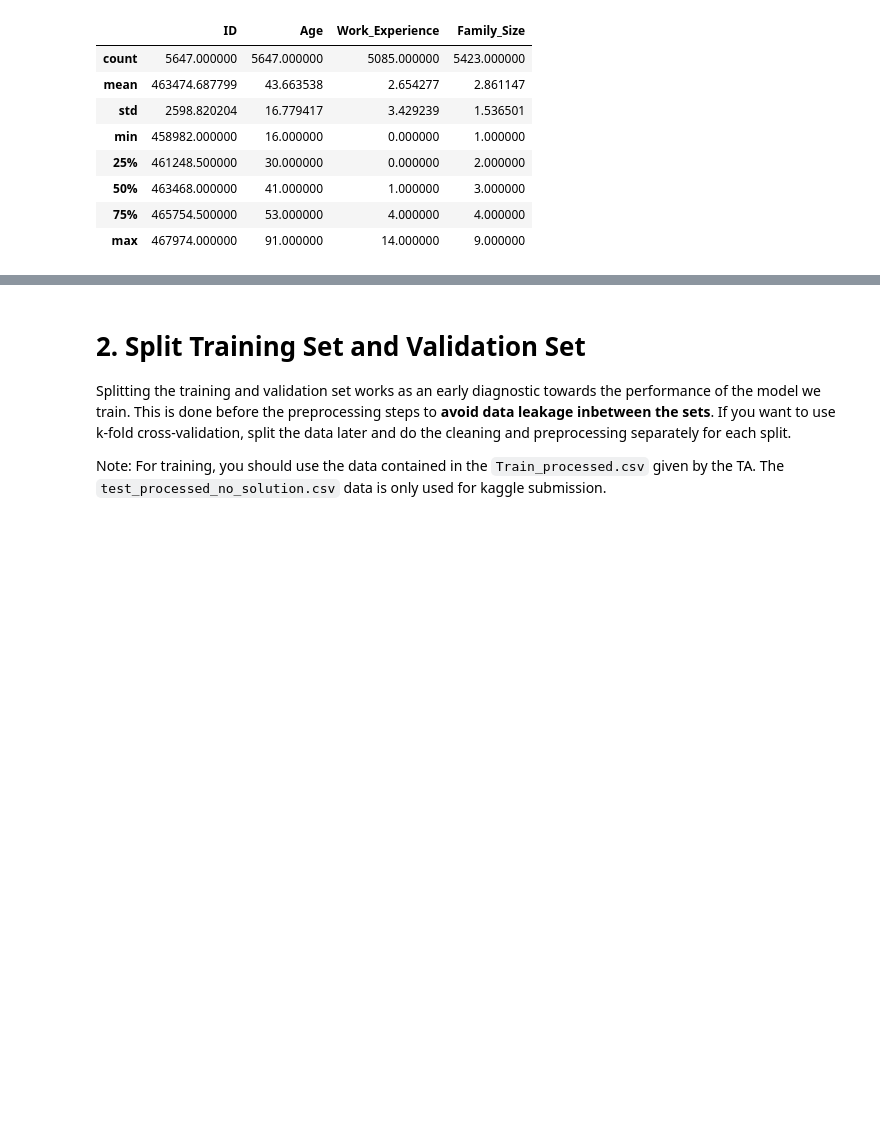
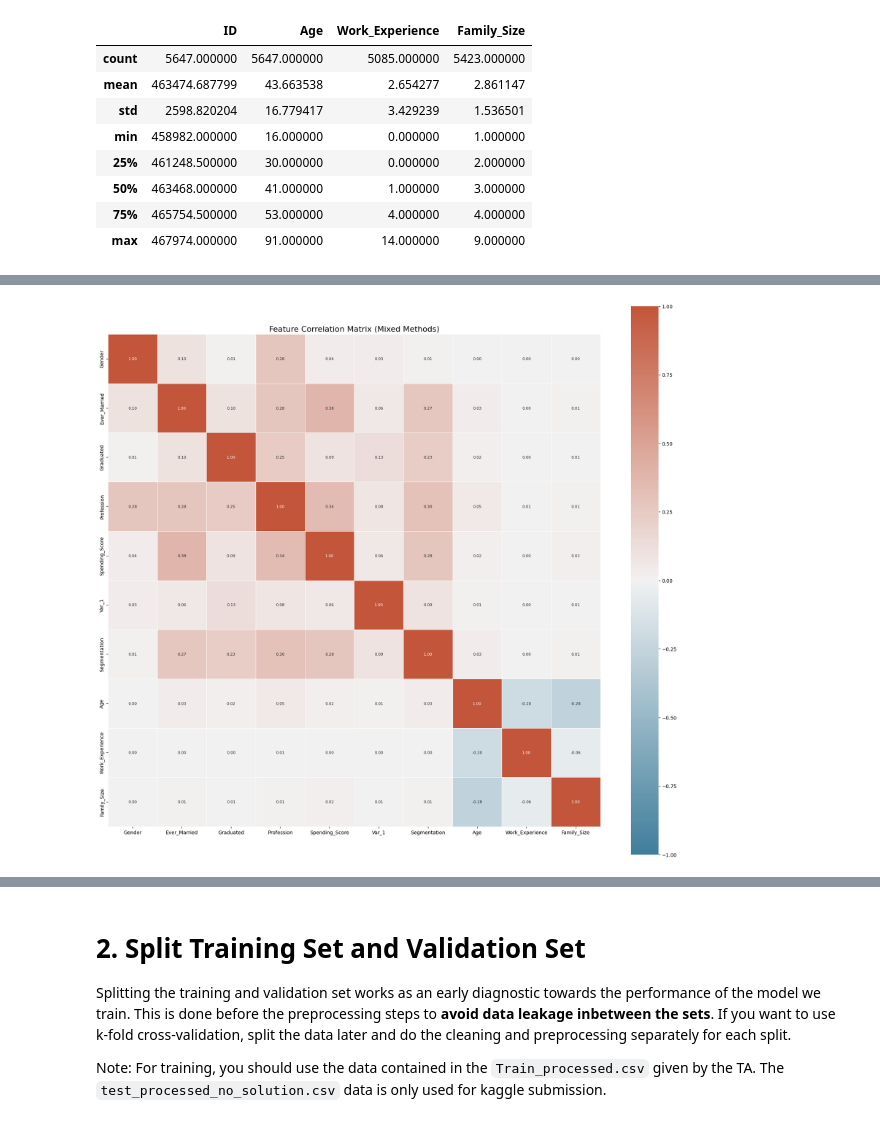
Before and after one commit to shafiqIrv/Praktikum-1, a Jupyter notebook: IF3270_Pembelajaran_Mesin___Praktikum_Notebook.ipynb, the cells around one changed output, grey strips where cells are left out. Saved outputs shown, nothing was run; the diff lists cells and outputs as text; code cells hidden in the pictures; blank space fills up the shorter version.

```diff
--- a/IF3270_Pembelajaran_Mesin___Praktikum_Notebook.ipynb
+++ b/IF3270_Pembelajaran_Mesin___Praktikum_Notebook.ipynb
@@ -152,0 +118,98 @@ plt.show()
+# %%
+from sklearn.preprocessing import LabelEncoder
+
+corr_df = train_df.copy()
+
+le = LabelEncoder()
+corr_df['Segmentation_Numeric'] = le.fit_transform(corr_df['Segmentation'])
+
+# Korelasi tiap fitur
+import pandas as pd
+import numpy as np
+import matplotlib.pyplot as plt
+import seaborn as sns
+from scipy.stats import chi2_contingency
+from sklearn.metrics import mutual_info_score
+from sklearn.preprocessing import LabelEncoder
+
+def cramers_v(x, y):
+    # Convert to categorical if not already
+    x = pd.Categorical(x)
+    y = pd.Categorical(y)
+
+    # Create contingency table
+    confusion_matrix = pd.crosstab(x, y)
+
+    # Calculate Chi-square
+    chi2 = chi2_contingency(confusion_matrix)[0]
+    n = confusion_matrix.sum().sum()
+    phi2 = chi2 / n
+
+    # Calculate Cramer's V
+    r, k = confusion_matrix.shape
+    phi2corr = max(0, phi2 - ((k-1)*(r-1))/(n-1))
+    rcorr = r - ((r-1)**2)/(n-1)
+    kcorr = k - ((k-1)**2)/(n-1)
+
+    return np.sqrt(phi2corr / min((kcorr-1), (rcorr-1)))
+
+# Create a copy of the dataframe for encoding
+encoded_df = train_df.copy()
+
+# Identify categorical and numerical columns
+categorical_cols = [col for col in train_df.columns if train_df[col].dtype == 'object']
+numerical_cols = [col for col in train_df.columns if train_df[col].dtype != 'object' and col not in ['ID']]
+
+# Encode all categorical variables for correlation calculation
+label_encoders = {}
+for col in categorical_cols:
+    le = LabelEncoder()
+    encoded_df[col] = le.fit_transform(encoded_df[col].astype(str).fillna('missing'))
+    label_encoders[col] = le
+
+# Create a correlation matrix
+all_features = categorical_cols + numerical_cols
+n_features = len(all_features)
+corr_matrix = np.zeros((n_features, n_features))
+
+# Fill the correlation matrix - using different methods based on variable types
+for i, feature1 in enumerate(all_features):
+    for j, feature2 in enumerate(all_features):
+        if i == j:
+            corr_matrix[i, j] = 1.0  # Correlation with self is always 1
+        else:
+            # If both are numerical, use Pearson correlation
+            if feature1 in numerical_cols and feature2 in numerical_cols:
+                corr_matrix[i, j] = encoded_df[feature1].corr(encoded_df[feature2], method='pearson')
+            # If both are categorical, use Cramer's V
+            elif feature1 in categorical_cols and feature2 in categorical_cols:
+                corr_matrix[i, j] = cramers_v(encoded_df[feature1], encoded_df[feature2])
+            # If mixed, use mutual information (normalized)
+            else:
+                # Calculate mutual information
+                mi = mutual_info_score(encoded_df[feature1].fillna(-999),
+                                       encoded_df[feature2].fillna(-999))
+                # Normalize by entropy
+                entropy = np.log(len(encoded_df[feature1].unique()) * len(encoded_df[feature2].unique()))
+                if entropy > 0:
+                    normalized_mi = mi / entropy
+                    corr_matrix[i, j] = normalized_mi
+                else:
+                    corr_matrix[i, j] = 0
+
+# Create a DataFrame for the correlation matrix
+corr_df = pd.DataFrame(corr_matrix, index=all_features, columns=all_features)
+
+# Plot the correlation matrix
+plt.figure(figsize=(18, 16))
+
+cmap = sns.diverging_palette(230, 20, as_cmap=True)  # Create colormap
+
+# Plot heatmap
+sns.heatmap(corr_df, cmap=cmap, vmax=1.0, vmin=-1.0, center=0,
+            square=True, linewidths=.5, annot=True, fmt=".2f", annot_kws={"size": 8})
+plt.title('Feature Correlation Matrix (Mixed Methods)', fontsize=16)
+plt.tight_layout()
+plt.show()
+# %% [output]
+[figure, added]
```
Also changed, not shown: parts of 20 cells of this notebook, 8 other files.
